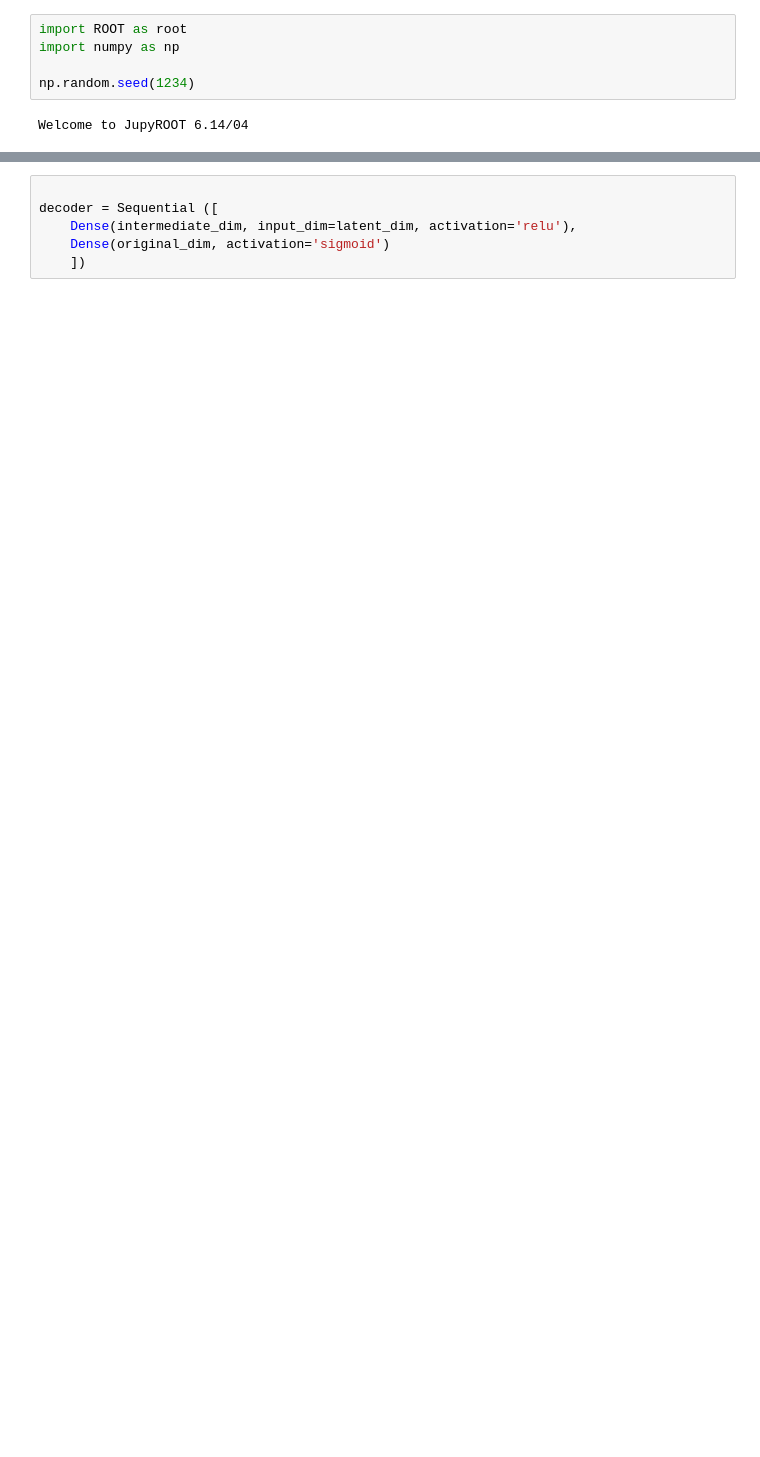
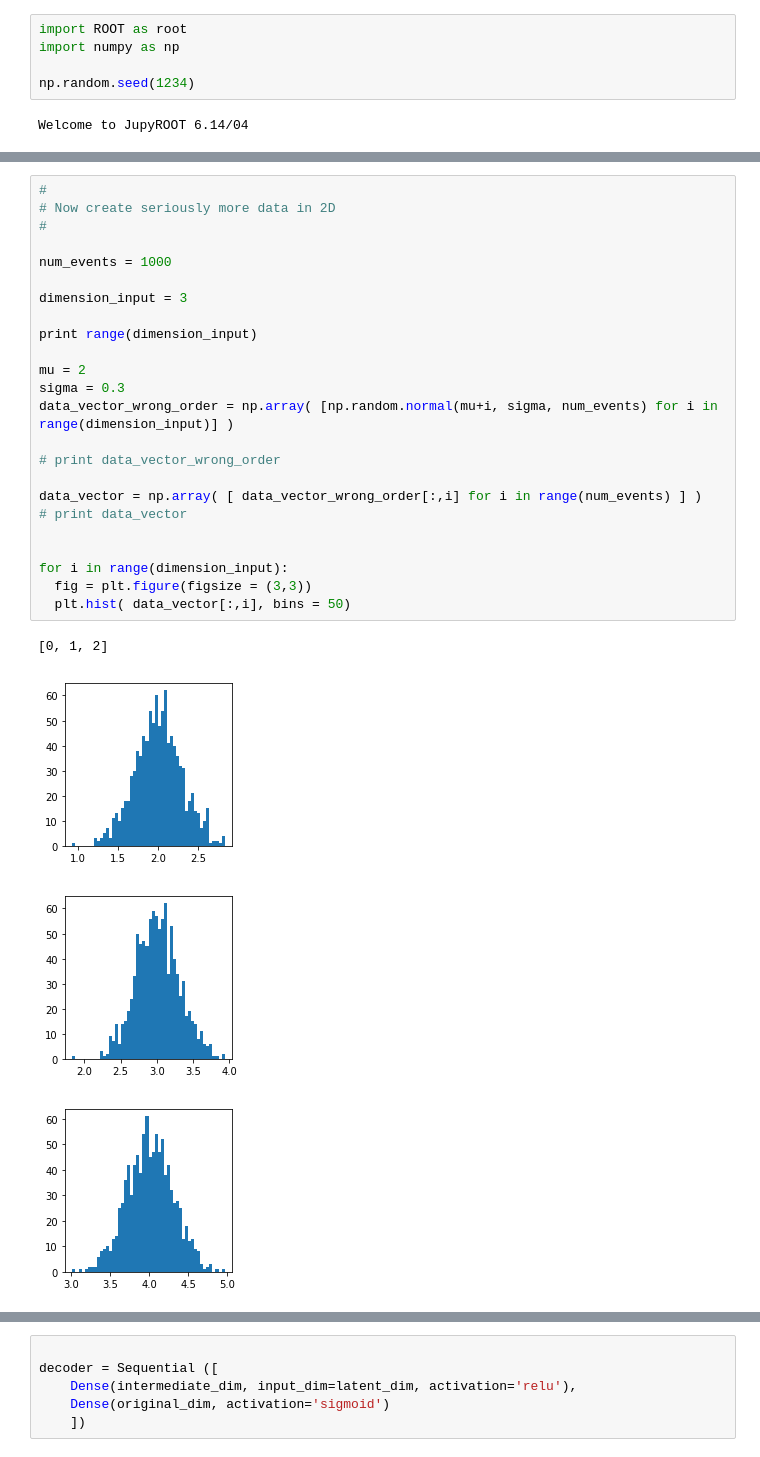
Before and after one commit to amassiro/MyKeras, a Jupyter notebook: VAE/train.VAE.py.ipynb, the cells around one changed output, grey strips where cells are left out. Saved outputs shown, nothing was run; the diff lists cells and outputs as text; blank space fills up the shorter version.

```diff
--- a/VAE/train.VAE.py.ipynb
+++ b/VAE/train.VAE.py.ipynb
@@ -130,0 +40,29 @@ Splitting data between 35224 training and 35224 testing samples bkg ...
+# %%
+#
+# Now create seriously more data in 2D
+#
+
+num_events = 1000
+
+dimension_input = 3
+
+print range(dimension_input)
+
+mu = 2
+sigma = 0.3
+data_vector_wrong_order = np.array( [np.random.normal(mu+i, sigma, num_events) for i in range(dimension_input)] )
+
+# print data_vector_wrong_order
+
+data_vector = np.array( [ data_vector_wrong_order[:,i] for i in range(num_events) ] )
+# print data_vector
+
+
+for i in range(dimension_input):
+  fig = plt.figure(figsize = (3,3))
+  plt.hist( data_vector[:,i], bins = 50)
+# %% [output]
+[0, 1, 2]
+[figure, added]
+[figure, added]
+[figure, added]
```
Also changed, not shown: parts of 8 cells of this notebook.
